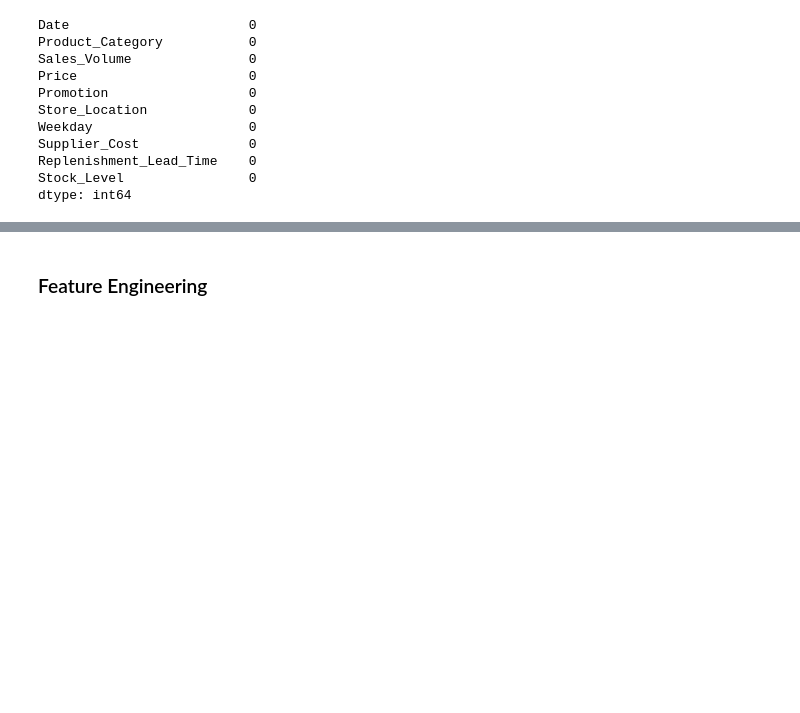
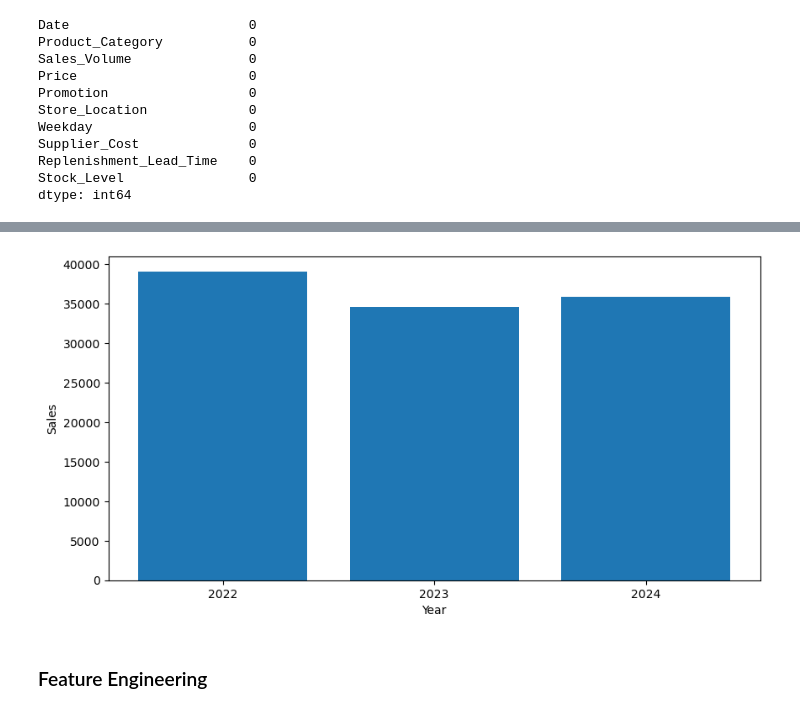
Before and after one commit to Naftal-Rainer/FMCG-Sales-Demand-Forecasting-and-Optimization, a Jupyter notebook: demand prediction.ipynb, the cells around one changed output, grey strips where cells are left out. Cells and saved outputs as stored; diff of their text form; code cells hidden in the pictures; blank space fills up the shorter version.

```diff
--- a/demand prediction.ipynb
+++ b/demand prediction.ipynb
@@ -85,0 +111,14 @@ dtype: int64
+# %%
+plt.figure(figsize = (10,5))
+bars = plt.bar(df['Year'],df['Sales_Value'])
+plt.xticks(df['Year'].unique(),['2022','2023','2024'])
+# plt.grid(True)
+plt.ylabel('Sales')
+plt.xlabel('Year')
+
+# for bar in bars.patches:
+#   plt.annotate(s = bar.get_height(), xy = (bar.get_x() + bar.get_width() / 2, bar.get_height()), va = "bottom", ha = "center")
+
+plt.show()
+# %% [output]
+[figure, added]
```
Also changed, not shown: parts of 16 cells of this notebook, 1 other file.
